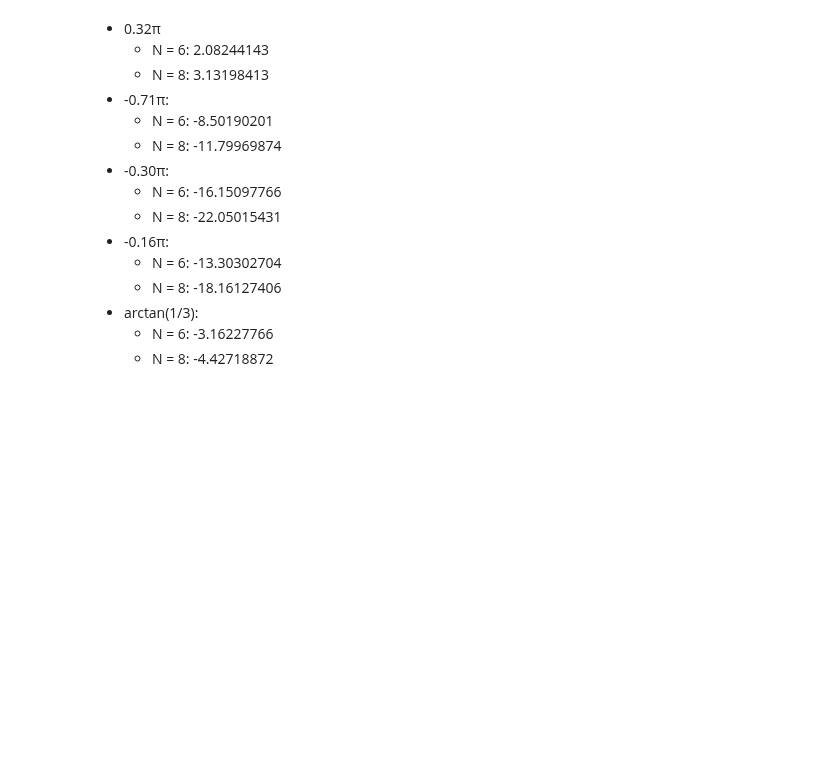
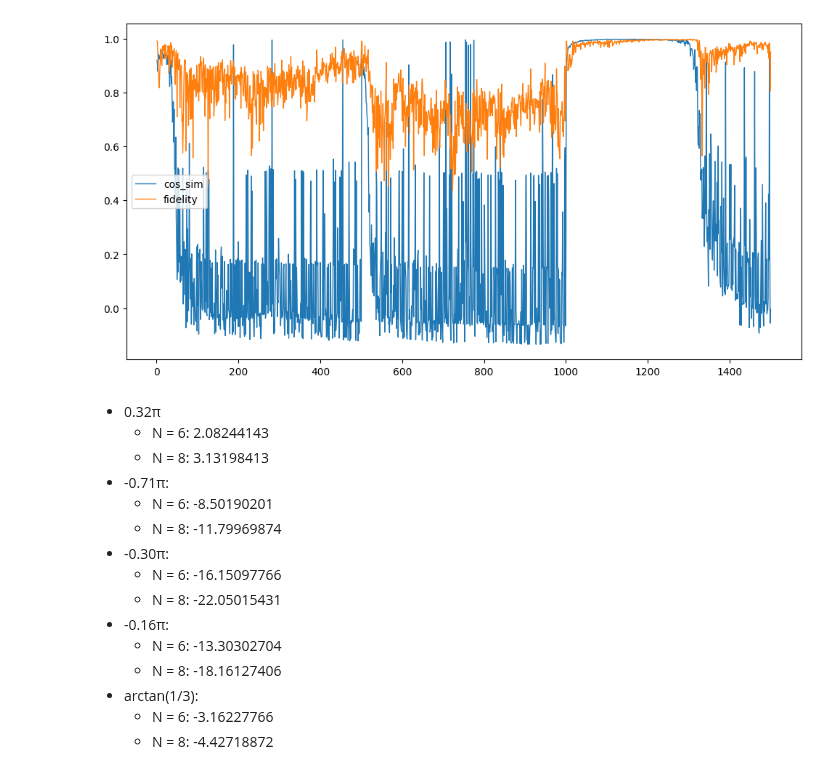
Before and after one commit to GhostArtyom/QuditVGON, a Jupyter notebook: plot.ipynb, the cells around one changed output. Cells and saved outputs as stored; diff of their text form; code cells hidden in the pictures; blank space fills up the shorter version.

Commit message:
Upload: VGON_nqd4_phase, n_layer=3, phase=arctan(1/3), cos_sim_mean_coeff=1, cos_sim_max_coeff=2

```diff
--- a/plot.ipynb
+++ b/plot.ipynb
@@ -72,3 +72,28 @@ for name in sorted(os.listdir(path), reverse=True):
+# %%
+energy, fidelity, cos_sim = [], [], []
+with open('./logs/VGON_nqd4_L3_phase_202502.log') as f:
+    lines, count = f.readlines(), 0
+    for line in lines:
+        energy_pattern = r'Energy: (-*\d\.\d+)'
+        fidelity_pattern = r'Fidelity: (\d\.\d+), (\d\.\d+), (\d\.\d+)'
+        cos_sim_pattern = r'Cos_Sim: (\d\.\d+), .+\*(-*\d\.\d+), (-*\d\.\d+)'
+        energy_match = re.search(energy_pattern, line)
+        cos_sim_match = re.search(cos_sim_pattern, line)
+        fidelity_match = re.search(fidelity_pattern, line)
+        if energy_match and cos_sim_match and fidelity_match:
+            energy.append(float(energy_match.group(1)))
+            cos_sim.append(list(map(float, cos_sim_match.group(1, 2, 3))))
+            fidelity.append(list(map(float, fidelity_match.group(1, 2, 3))))
+energy, cos_sim, fidelity = np.array(energy), np.array(cos_sim), np.array(fidelity)
+x = np.arange(len(energy)) + 1
+plt.figure(figsize=(12, 6))
+# plt.plot(x, energy, label='energy')
+plt.plot(x, cos_sim[:, 1], linewidth=1, label='cos_sim')
+plt.plot(x, fidelity[:, 1], linewidth=1, label='fidelity')
+plt.legend()
+plt.show()
+# %% [output]
+[figure, added]
 # %%
 import os
 import re
```
Also changed, not shown: parts of 1 cell of this notebook, 20 other files.
